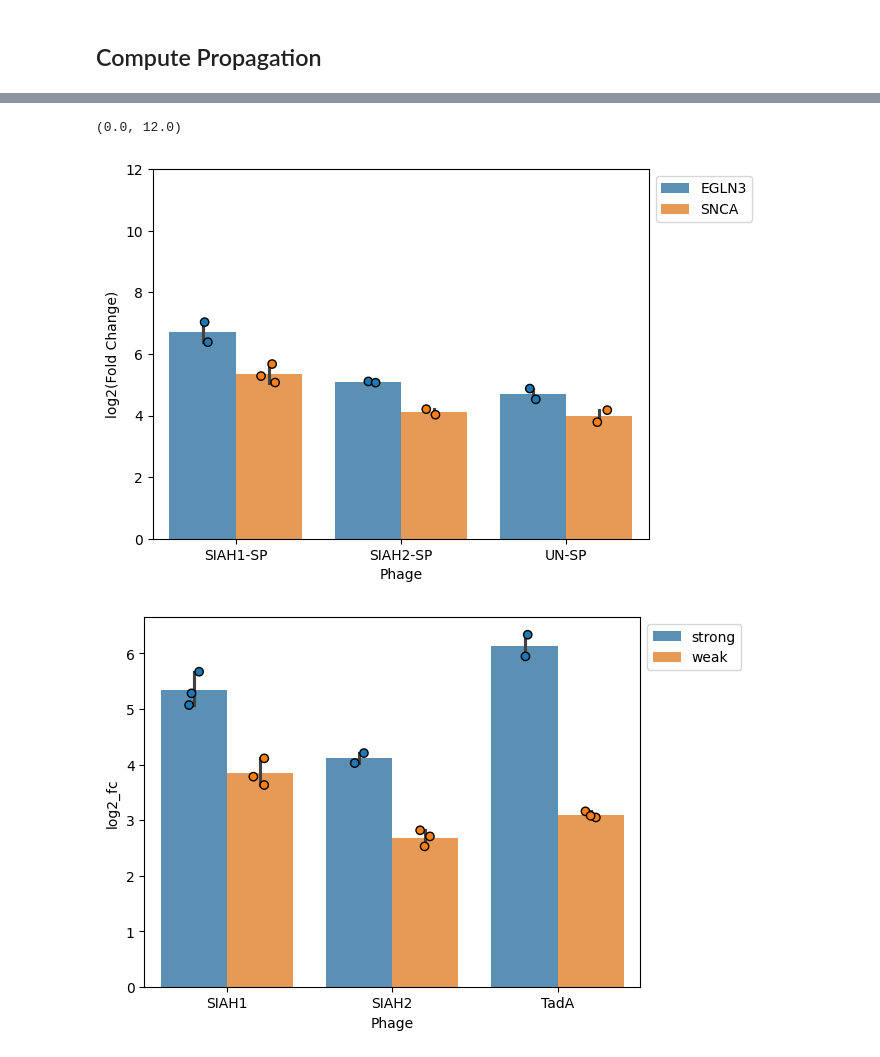
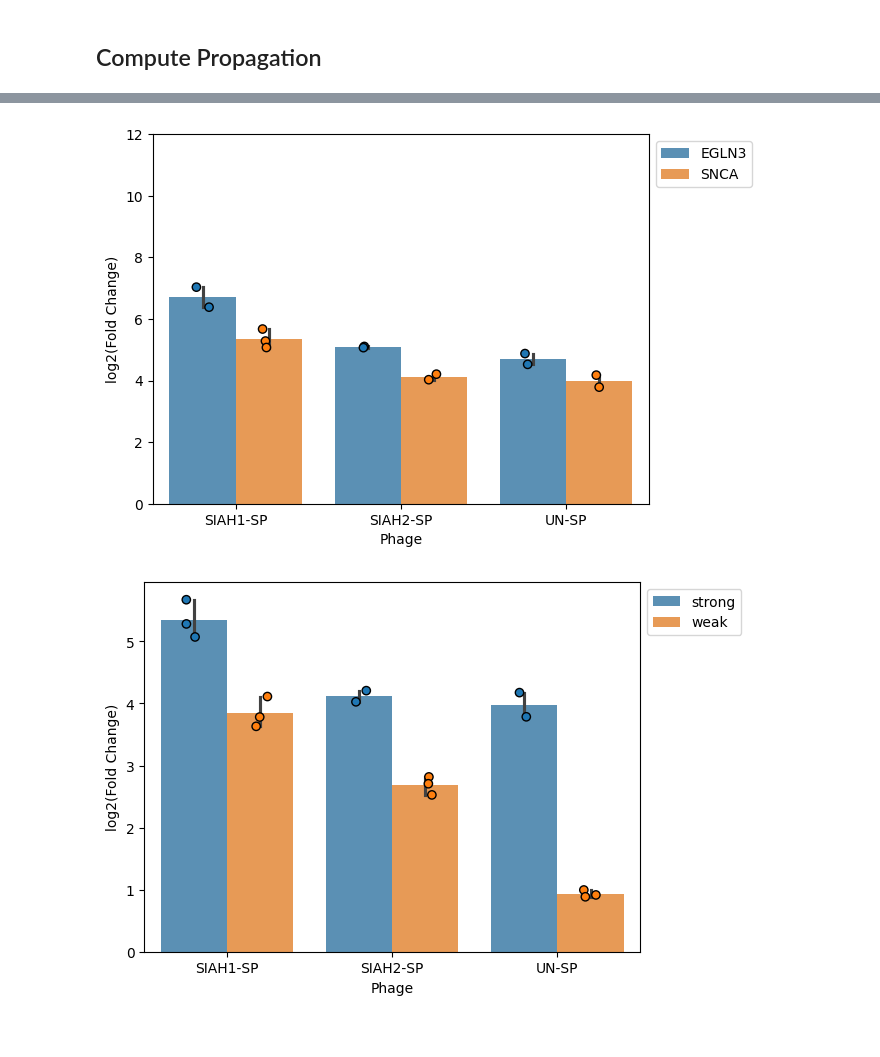
Before and after one commit to Student-Biolab-Zurich/idec2024-data-analysis, a Jupyter notebook: 20240814_logic_validation/20240813_analysis.ipynb, the cells around one changed output, grey strips where cells are left out. Saved outputs shown, nothing was run; the diff lists cells and outputs as text; code cells hidden in the pictures.

```diff
--- a/20240814_logic_validation/20240813_analysis.ipynb
+++ b/20240814_logic_validation/20240813_analysis.ipynb
@@ -13,13 +13,9 @@ def bars(df, **kwargs):
     return ax
 # %%
 import pandas as pd
-from google.colab import drive
-drive.mount('/content/drive')
+from pathlib import Path
 
-from pathlib import Path
-DRIVE_FOLDER = Path('/content/drive/Shared drives/Student Biolab Zurich/iDEC/iDEC 2024/Lab results/Phage Propagation Assays/20240814_logic_validation/')
-
-d = pd.read_excel(DRIVE_FOLDER / '240814_qPCR_processed.xlsx')[['Well', 'Cp', 'Strain', 'Phage']]
+d = pd.read_excel('240814_qPCR_processed.xlsx')[['Well', 'Cp', 'Strain', 'Phage']]
 d['L1'] = d.Strain.map(lambda x: x.split('/')[-1].strip() if '/' in x else pd.NA)
 d['L2'] = d.Strain.map(lambda x: x.split('/')[0].split(' - ')[-1] if '/' in x else pd.NA)
 d['Phage'] = d.Phage.str.strip()
@@ -78,14 +89,14 @@ d
 d_sub = d[((d.Substrate.isin({'EGLN3', 'SNCA'}) & (d.Promoter == 'strong')))]
 ax = bars(d_sub, x='Phage', y='log2(Fold Change)', hue='Substrate')
 ax.set_ylim(0, 12)
+plt.savefig('../figs/20240813_fig1B.pdf', format='pdf')
 # %% [output]
-(0.0, 12.0)
-[figure, old version]
+[figure, new version]
 # %%
-d_promoter = d[(d.Substrate.isin({'a-syn'}))]
-_ = bars(d_promoter, x='Phage', y='log2_fc', hue='Promoter')
+d_promoter = d[(d.Substrate.isin({'SNCA'}))]
+_ = bars(d_promoter, x='Phage', y='log2(Fold Change)', hue='Promoter')
 # %% [output]
-[figure, old version]
+[figure, new version]
 # %%
 d_degron = d[(d.Substrate.isin({'FIADWEP', 'EGLN3-WT', 'FIQDVEP', 'MIQDVEP', 'EGLN3-pep'})) & (d.Promoter == 'weak')]
 _ = bars(d_degron, x='Phage', y='log2(Fold Change)', hue='Substrate')
```
Also changed, not shown: parts of 9 cells of this notebook, 24 other files.
